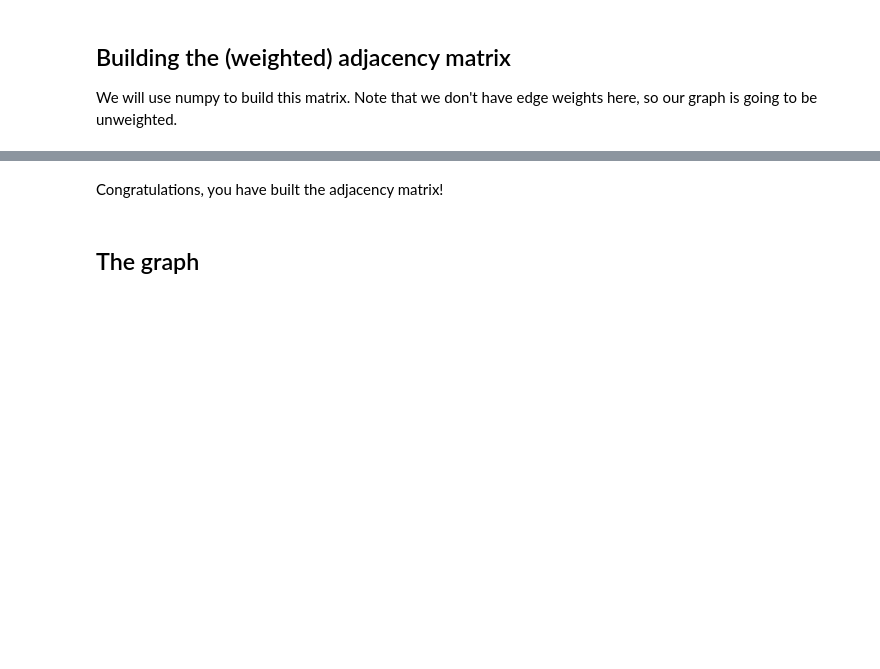
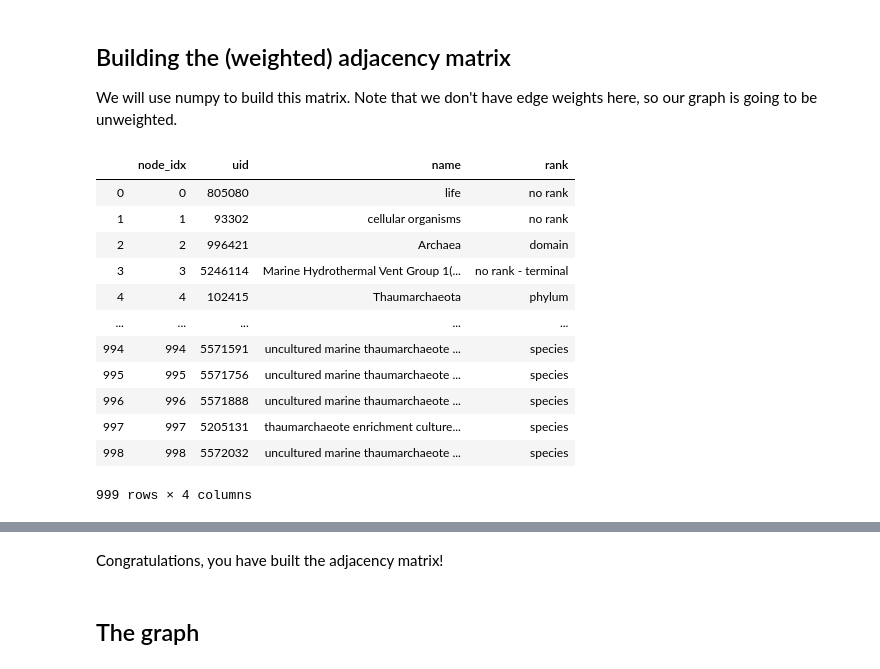
Before and after one commit to raphaelreis/ntds_2019, a Jupyter notebook: tutorials/02_graph_from_edge_list.ipynb, the cells around one changed output, grey strips where cells are left out. Saved outputs shown, nothing was run; the diff lists cells and outputs as text; code cells hidden in the pictures; blank space fills up the shorter version.

```diff
--- a/tutorials/02_graph_from_edge_list.ipynb
+++ b/tutorials/02_graph_from_edge_list.ipynb
@@ -143,6 +221,22 @@ edges_renumbered.head()
 ## Building the (weighted) adjacency matrix
 
 We will use numpy to build this matrix. Note that we don't have edge weights here, so our graph is going to be unweighted.
+# %%
+nodes
+# %% [output]
+|  | node_idx | uid | name | rank |
+| 0 | 0 | 805080 | life | no rank |
+| 1 | 1 | 93302 | cellular organisms | no rank |
+| 2 | 2 | 996421 | Archaea | domain |
+| 3 | 3 | 5246114 | Marine Hydrothermal Vent Group 1(... | no rank - terminal |
+| 4 | 4 | 102415 | Thaumarchaeota | phylum |
+| ... | ... | ... | ... | ... |
+| 994 | 994 | 5571591 | uncultured marine thaumarchaeote ... | species |
+| 995 | 995 | 5571756 | uncultured marine thaumarchaeote ... | species |
+| 996 | 996 | 5571888 | uncultured marine thaumarchaeote ... | species |
+| 997 | 997 | 5205131 | thaumarchaeote enrichment culture... | species |
+| 998 | 998 | 5572032 | uncultured marine thaumarchaeote ... | species |
+999 rows × 4 columns
 # %%
 n_nodes = len(nodes)
 adjacency = np.zeros((n_nodes, n_nodes), dtype=int)
```
Also changed, not shown: parts of 13 cells of this notebook, 4 other files.
